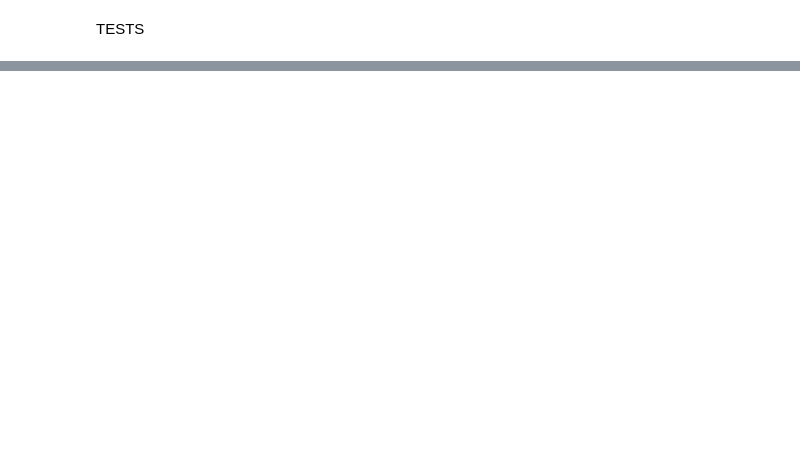
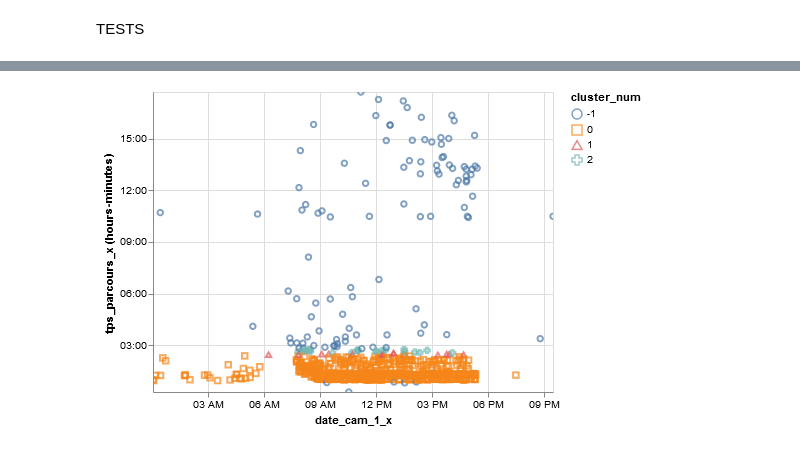
Before and after one commit to nantodevison/lapi, a Jupyter notebook: Carto_Lapi/Analyse/pour_test_travail.ipynb, the cells around one changed output, grey strips where cells are left out. Cells and saved outputs as stored; diff of their text form; code cells hidden in the pictures; blank space fills up the shorter version.

```diff
--- a/Carto_Lapi/Analyse/pour_test_travail.ipynb
+++ b/Carto_Lapi/Analyse/pour_test_travail.ipynb
@@ -467,0 +533,16 @@ Timedelta('0 days 01:21:00')
+# %%
+label = ward.labels_
+# %%
+resultas = pd.DataFrame(pd.DataFrame([donnees_src.index,label]).T)
+resultas.columns = ['index_base', 'cluster_num']
+resultas = pd.merge(results,a660_n10, left_on='index_base', right_index=True )
+#resultas.tps_parcours=pd.to_datetime('2018-01-01')+results.tps_parcours
+graph_tps_parcours = alt.Chart(resultas).mark_point().encode(
+                            x='date_cam_1_x',
+                            y='hoursminutes(tps_parcours_x)',
+                            color='cluster_num:N',
+                            shape='cluster_num:N',
+                            tooltip='hoursminutes(tps_parcours_x)').interactive()
+graph_tps_parcours
+# %% [output]
+[figure, added]
```
Also changed, not shown: parts of 23 cells of this notebook, 1 other file.
